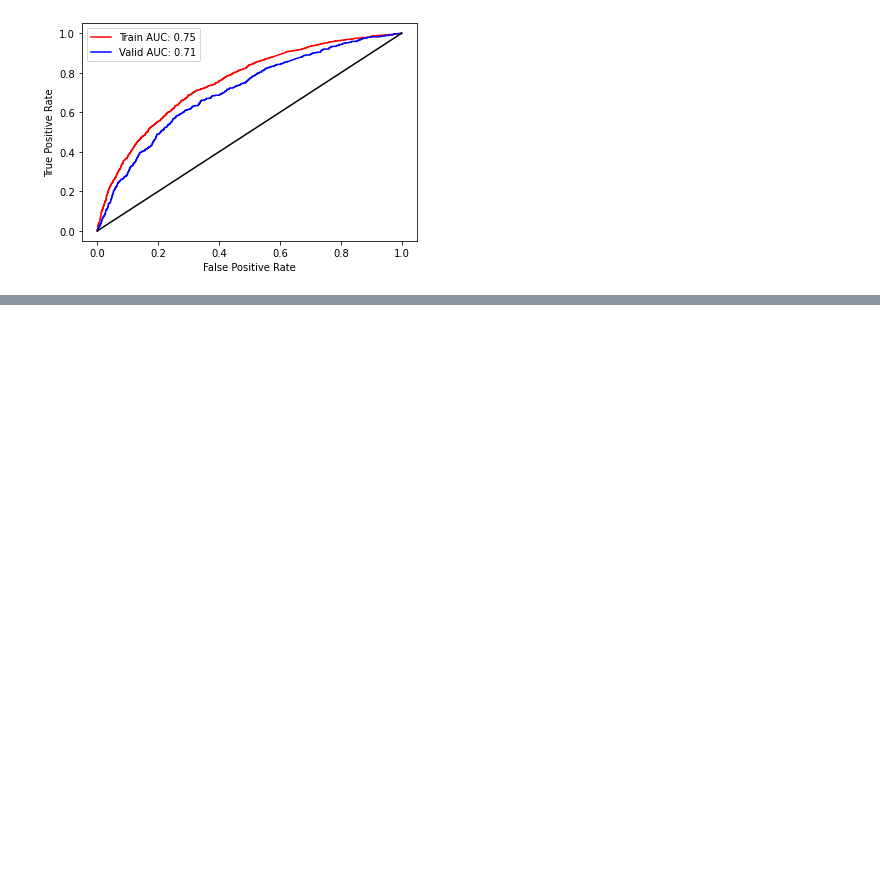
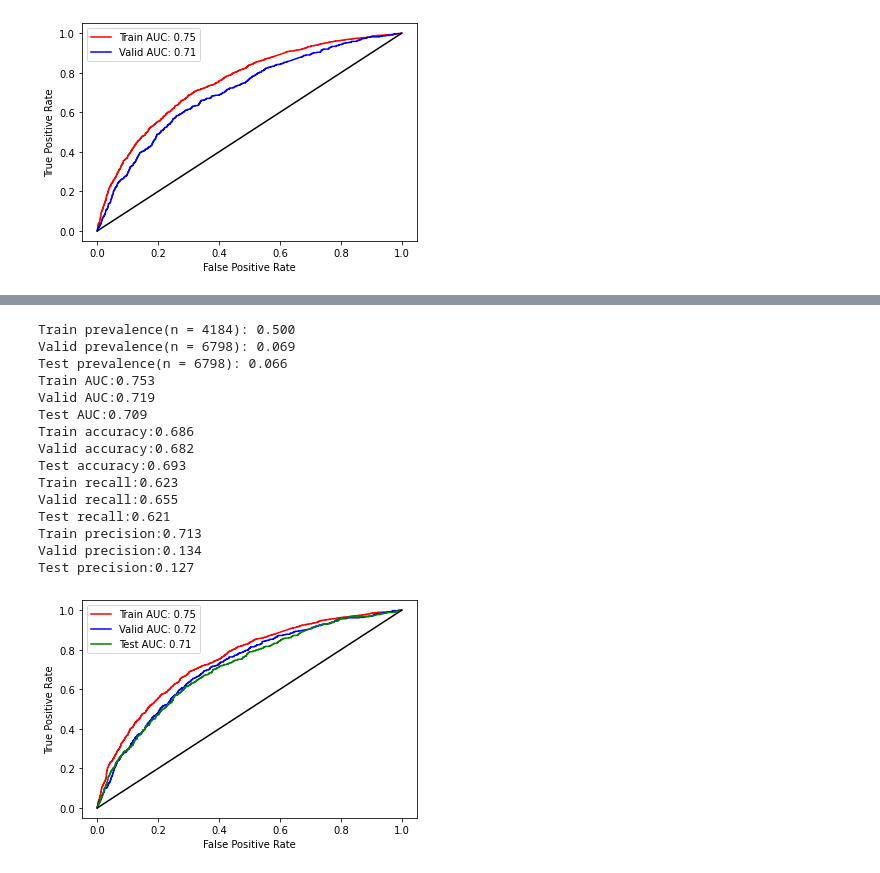
Before and after one commit to thuytrangnugget/Deep-EHR-learning-and-prediction, a Jupyter notebook: work.ipynb, the cells around one changed output, grey strips where cells are left out. Cells and saved outputs as stored; diff of their text form; code cells hidden in the pictures; blank space fills up the shorter version.

```diff
--- a/work.ipynb
+++ b/work.ipynb
@@ -544,0 +819,57 @@ Valid prevalence:0.057
+# %%
+fpr_train, tpr_train, thresholds_train = roc_curve(y_train, y_train_preds)
+fpr_valid, tpr_valid, thresholds_valid = roc_curve(y_valid, y_valid_preds)
+fpr_test, tpr_test, thresholds_test = roc_curve(y_test, y_test_preds)
+
+thresh = 0.5
+
+auc_train = roc_auc_score(y_train, y_train_preds)
+auc_valid = roc_auc_score(y_valid, y_valid_preds)
+auc_test = roc_auc_score(y_test, y_test_preds)
+
+print('Train prevalence(n = %d): %.3f'%(len(y_train),sum(y_train)/ len(y_train)))
+print('Valid prevalence(n = %d): %.3f'%(len(y_valid),sum(y_valid)/ len(y_valid)))
+print('Test prevalence(n = %d): %.3f'%(len(y_test),sum(y_test)/ len(y_test)))
+
+print('Train AUC:%.3f'%auc_train)
+print('Valid AUC:%.3f'%auc_valid)
+print('Test AUC:%.3f'%auc_test)
+
+print('Train accuracy:%.3f'%calc_accuracy(y_train, y_train_preds, thresh))
+print('Valid accuracy:%.3f'%calc_accuracy(y_valid, y_valid_preds, thresh))
+print('Test accuracy:%.3f'%calc_accuracy(y_test, y_test_preds, thresh))
+
+print('Train recall:%.3f'%calc_recall(y_train, y_train_preds, thresh))
+print('Valid recall:%.3f'%calc_recall(y_valid, y_valid_preds, thresh))
+print('Test recall:%.3f'%calc_recall(y_test, y_test_preds, thresh))
+
+print('Train precision:%.3f'%calc_precision(y_train, y_train_preds, thresh))
+print('Valid precision:%.3f'%calc_precision(y_valid, y_valid_preds, thresh))
+print('Test precision:%.3f'%calc_precision(y_test, y_test_preds, thresh))
+
+plt.plot(fpr_train, tpr_train,'r-', label = 'Train AUC: %.2f'%auc_train)
+plt.plot(fpr_valid, tpr_valid,'b-',label = 'Valid AUC: %.2f'%auc_valid)
+plt.plot(fpr_test, tpr_test,'g-',label = 'Test AUC: %.2f'%auc_test)
+
+plt.plot([0,1],[0,1],'-k')
+plt.xlabel('False Positive Rate')
+plt.ylabel('True Positive Rate')
+plt.legend()
+plt.show()
+# %% [output]
+Train prevalence(n = 4184): 0.500
+Valid prevalence(n = 6798): 0.069
+Test prevalence(n = 6798): 0.066
+Train AUC:0.753
+Valid AUC:0.719
+Test AUC:0.709
+Train accuracy:0.686
+Valid accuracy:0.682
+Test accuracy:0.693
+Train recall:0.623
+Valid recall:0.655
+Test recall:0.621
+Train precision:0.713
+Valid precision:0.134
+Test precision:0.127
+[figure, added]
```
Also changed, not shown: parts of 14 cells of this notebook.
